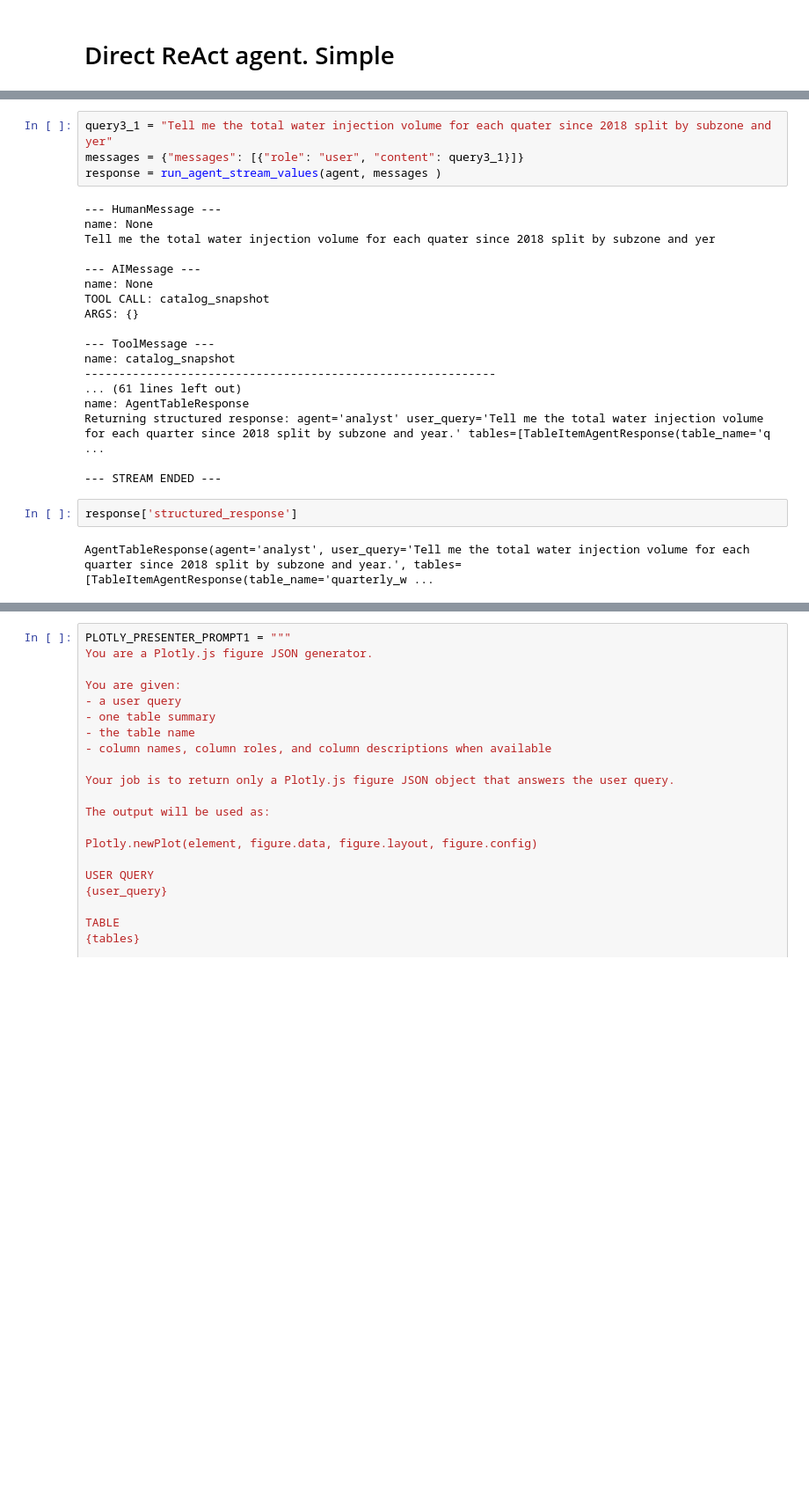
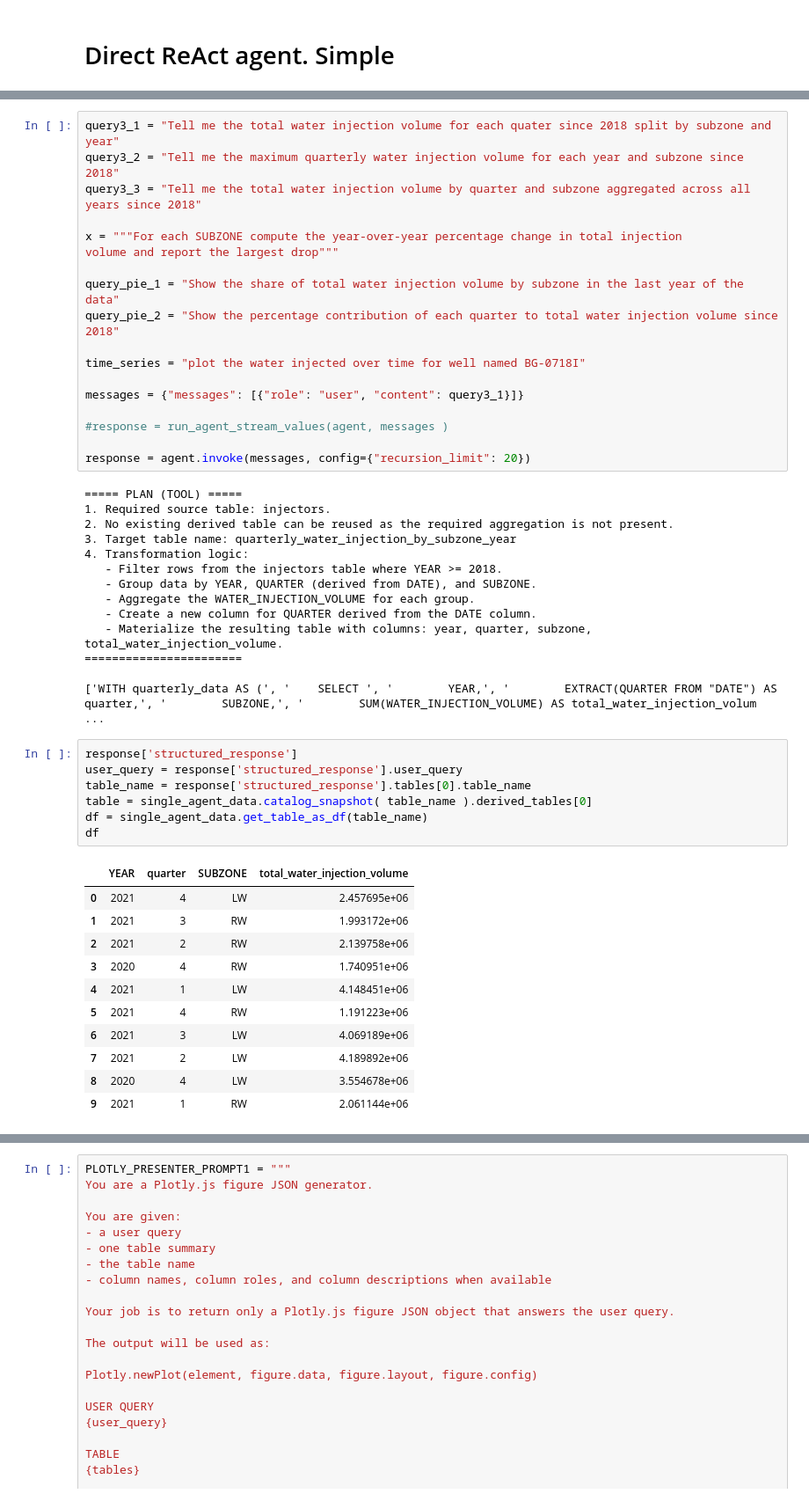
Before and after one commit to xavierbox/AgenticWaterfloodInsights3, a Jupyter notebook: notebooks/experiment1.ipynb, the cells around one changed output, grey strips where cells are left out. Shown at 88% size. Drawn from its saved outputs; the diff is of its cells as text; blank space fills up the shorter version.

Commit message:
Analyst agent plotting and charting to include groups

```diff
--- a/notebooks/experiment1.ipynb
+++ b/notebooks/experiment1.ipynb
@@ -189,26 +201,51 @@ client=<openai.resources.chat.completions.completions.Completions object at 0x..
 # %%
-query3_1 = "Tell me the total water injection volume for each quater since 2018 split by subzone and yer"
+query3_1 = "Tell me the total water injection volume for each quater since 2018 split by subzone and year"
+query3_2 = "Tell me the maximum quarterly water injection volume for each year and subzone since 2018"
+query3_3 = "Tell me the total water injection volume by quarter and subzone aggregated across all years since 2018"
+
+x = """For each SUBZONE compute the year-over-year percentage change in total injection
+volume and report the largest drop"""
+
+query_pie_1 = "Show the share of total water injection volume by subzone in the last year of the data"
+query_pie_2 = "Show the percentage contribution of each quarter to total water injection volume since 2018"
+
+time_series = "plot the water injected over time for well named BG-0718I"
+
 messages = {"messages": [{"role": "user", "content": query3_1}]}
-response = run_agent_stream_values(agent, messages )
+
+#response = run_agent_stream_values(agent, messages )
+
+response = agent.invoke(messages, config={"recursion_limit": 20})
 # %% [output]
---- HumanMessage ---
-name: None
-Tell me the total water injection volume for each quater since 2018 split by subzone and yer
+===== PLAN (TOOL) =====
+1. Required source table: injectors.
+2. No existing derived table can be reused as the required aggregation is not present.
+3. Target table name: quarterly_water_injection_by_subzone_year
+4. Transformation logic:
+   - Filter rows from the injectors table where YEAR >= 2018.
+   - Group data by YEAR, QUARTER (derived from DATE), and SUBZONE.
+   - Aggregate the WATER_INJECTION_VOLUME for each group.
+   - Create a new column for QUARTER derived from the DATE column.
+   - Materialize the resulting table with columns: year, quarter, subzone, total_water_injection_volume.
+=======================
 
---- AIMessage ---
-name: None
-TOOL CALL: catalog_snapshot
-ARGS: {}
-
---- ToolMessage ---
-name: catalog_snapshot
-------------------------------------------------------------
-... (61 lines left out)
-name: AgentTableResponse
-Returning structured response: agent='analyst' user_query='Tell me the total water injection volume for each quarter since 2018 split by subzone and year.' tables=[TableItemAgentResponse(table_name='q ...
-
---- STREAM ENDED ---
+['WITH quarterly_data AS (', '    SELECT ', '        YEAR,', '        EXTRACT(QUARTER FROM "DATE") AS quarter,', '        SUBZONE,', '        SUM(WATER_INJECTION_VOLUME) AS total_water_injection_volum ...
 # %%
 response['structured_response']
+user_query = response['structured_response'].user_query
+table_name = response['structured_response'].tables[0].table_name
+table = single_agent_data.catalog_snapshot( table_name ).derived_tables[0]
+df = single_agent_data.get_table_as_df(table_name)
+df
 # %% [output]
-AgentTableResponse(agent='analyst', user_query='Tell me the total water injection volume for each quarter since 2018 split by subzone and year.', tables=[TableItemAgentResponse(table_name='quarterly_w ...
+|  | YEAR | quarter | SUBZONE | total_water_injection_volume |
+| 0 | 2021 | 4 | LW | 2.457695e+06 |
+| 1 | 2021 | 3 | RW | 1.993172e+06 |
+| 2 | 2021 | 2 | RW | 2.139758e+06 |
+| 3 | 2020 | 4 | RW | 1.740951e+06 |
+| 4 | 2021 | 1 | LW | 4.148451e+06 |
+| 5 | 2021 | 4 | RW | 1.191223e+06 |
+| 6 | 2021 | 3 | LW | 4.069189e+06 |
+| 7 | 2021 | 2 | LW | 4.189892e+06 |
+| 8 | 2020 | 4 | LW | 3.554678e+06 |
+| 9 | 2021 | 1 | RW | 2.061144e+06 |
```
Also changed, not shown: parts of 30 cells of this notebook, 14 other files.
